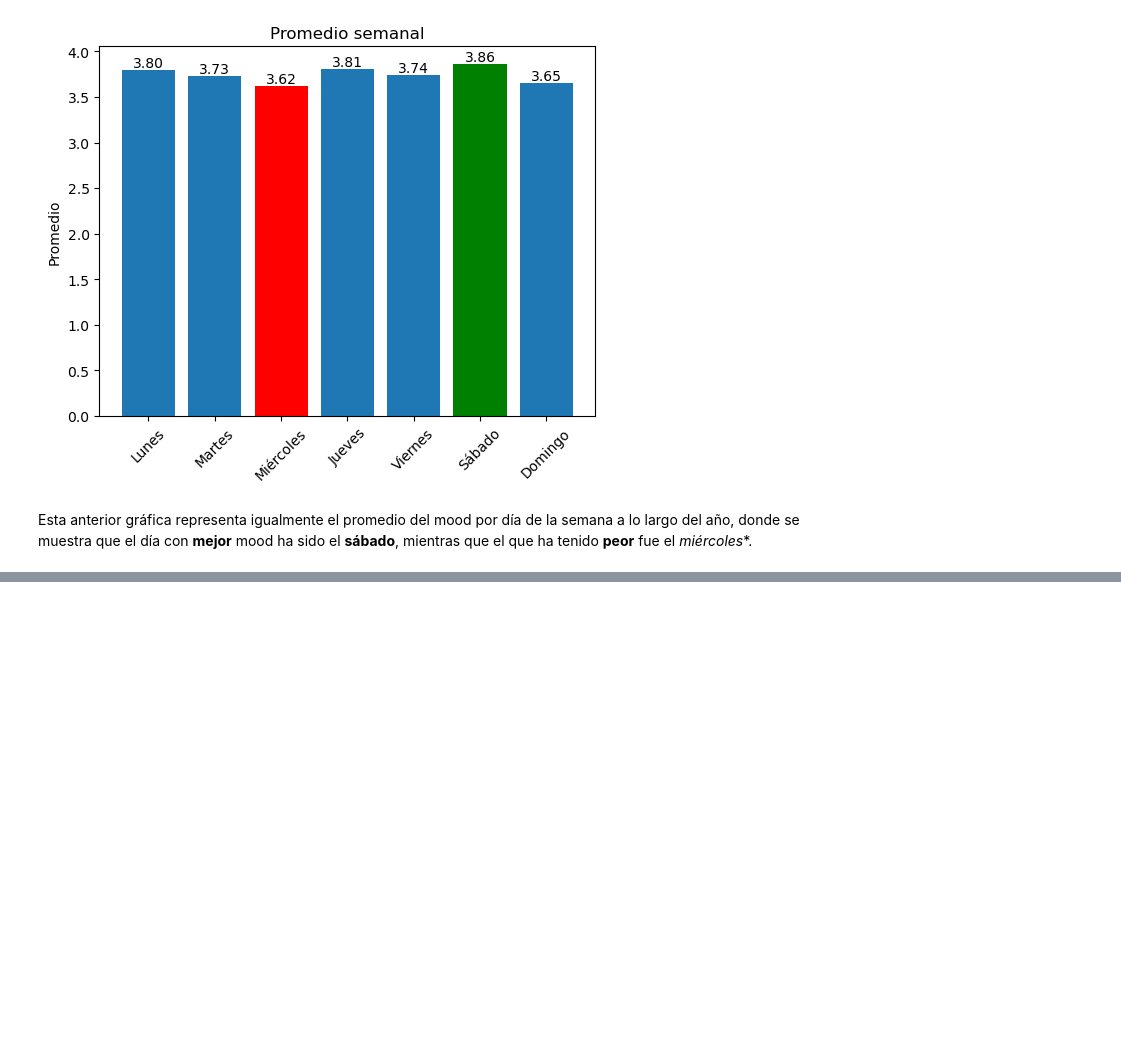
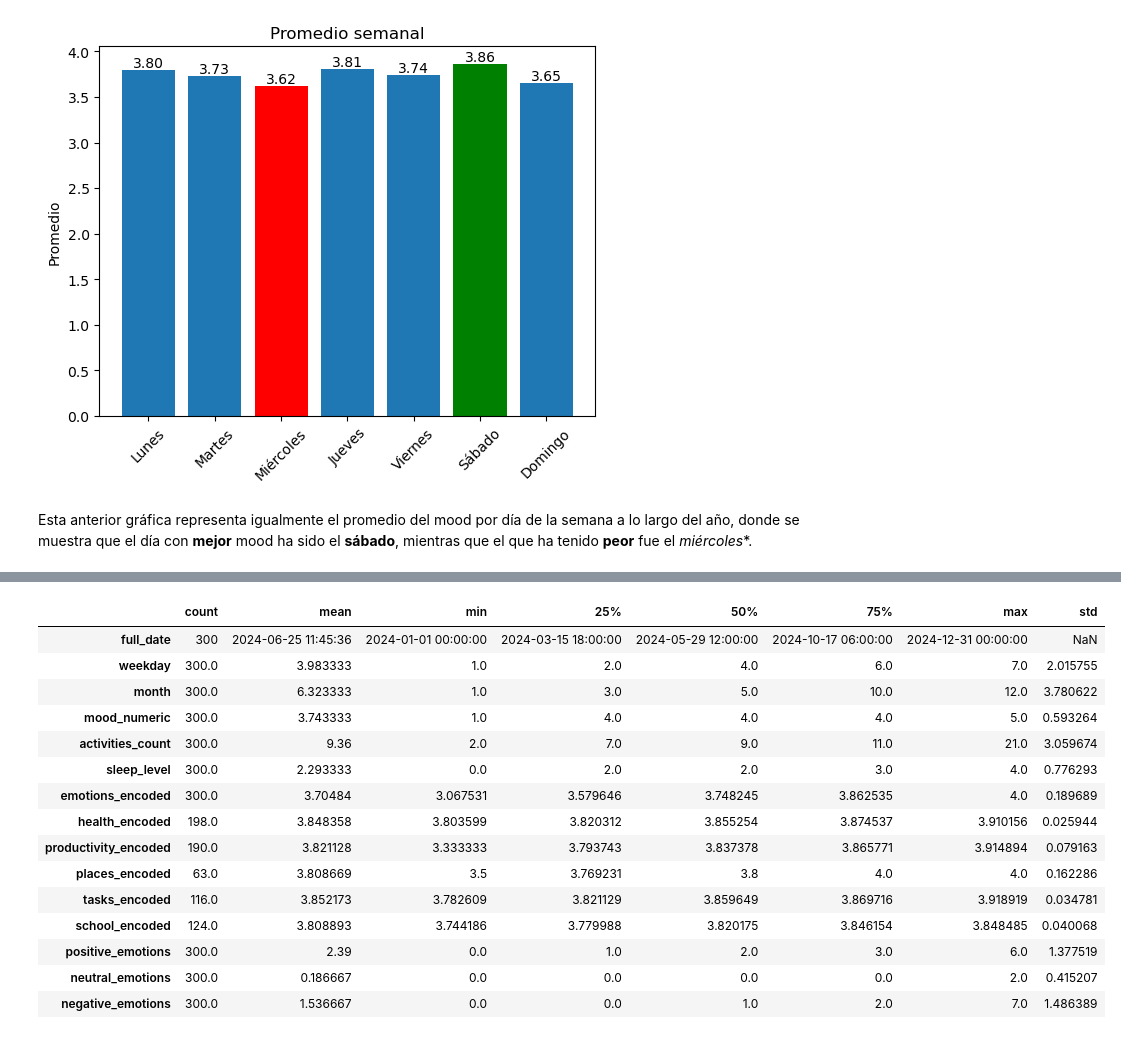
Before and after one commit to IsaiJesus/Feelings, a Jupyter notebook: notebooks/01_data_pipeline.ipynb, the cells around one changed output, grey strips where cells are left out. Cells and saved outputs as stored; diff of their text form; code cells hidden in the pictures; blank space fills up the shorter version.

```diff
--- a/notebooks/01_data_pipeline.ipynb
+++ b/notebooks/01_data_pipeline.ipynb
@@ -451,0 +572,19 @@ Para el resto de registros, igualmente podría ser un Target Encoding.
+# %%
+df.describe().T
+# %% [output]
+|  | count | mean | min | 25% | 50% | 75% | max | std |
+| full_date | 300 | 2024-06-25 11:45:36 | 2024-01-01 00:00:00 | 2024-03-15 18:00:00 | 2024-05-29 12:00:00 | 2024-10-17 06:00:00 | 2024-12-31 00:00:00 | NaN |
+| weekday | 300.0 | 3.983333 | 1.0 | 2.0 | 4.0 | 6.0 | 7.0 | 2.015755 |
+| month | 300.0 | 6.323333 | 1.0 | 3.0 | 5.0 | 10.0 | 12.0 | 3.780622 |
+| mood_numeric | 300.0 | 3.743333 | 1.0 | 4.0 | 4.0 | 4.0 | 5.0 | 0.593264 |
+| activities_count | 300.0 | 9.36 | 2.0 | 7.0 | 9.0 | 11.0 | 21.0 | 3.059674 |
+| sleep_level | 300.0 | 2.293333 | 0.0 | 2.0 | 2.0 | 3.0 | 4.0 | 0.776293 |
+| emotions_encoded | 300.0 | 3.70484 | 3.067531 | 3.579646 | 3.748245 | 3.862535 | 4.0 | 0.189689 |
+| health_encoded | 198.0 | 3.848358 | 3.803599 | 3.820312 | 3.855254 | 3.874537 | 3.910156 | 0.025944 |
+| productivity_encoded | 190.0 | 3.821128 | 3.333333 | 3.793743 | 3.837378 | 3.865771 | 3.914894 | 0.079163 |
+| places_encoded | 63.0 | 3.808669 | 3.5 | 3.769231 | 3.8 | 4.0 | 4.0 | 0.162286 |
+| tasks_encoded | 116.0 | 3.852173 | 3.782609 | 3.821129 | 3.859649 | 3.869716 | 3.918919 | 0.034781 |
+| school_encoded | 124.0 | 3.808893 | 3.744186 | 3.779988 | 3.820175 | 3.846154 | 3.848485 | 0.040068 |
+| positive_emotions | 300.0 | 2.39 | 0.0 | 1.0 | 2.0 | 3.0 | 6.0 | 1.377519 |
+| neutral_emotions | 300.0 | 0.186667 | 0.0 | 0.0 | 0.0 | 0.0 | 2.0 | 0.415207 |
+| negative_emotions | 300.0 | 1.536667 | 0.0 | 0.0 | 1.0 | 2.0 | 7.0 | 1.486389 |
```
Also changed, not shown: parts of 36 cells of this notebook, 1 other file.
